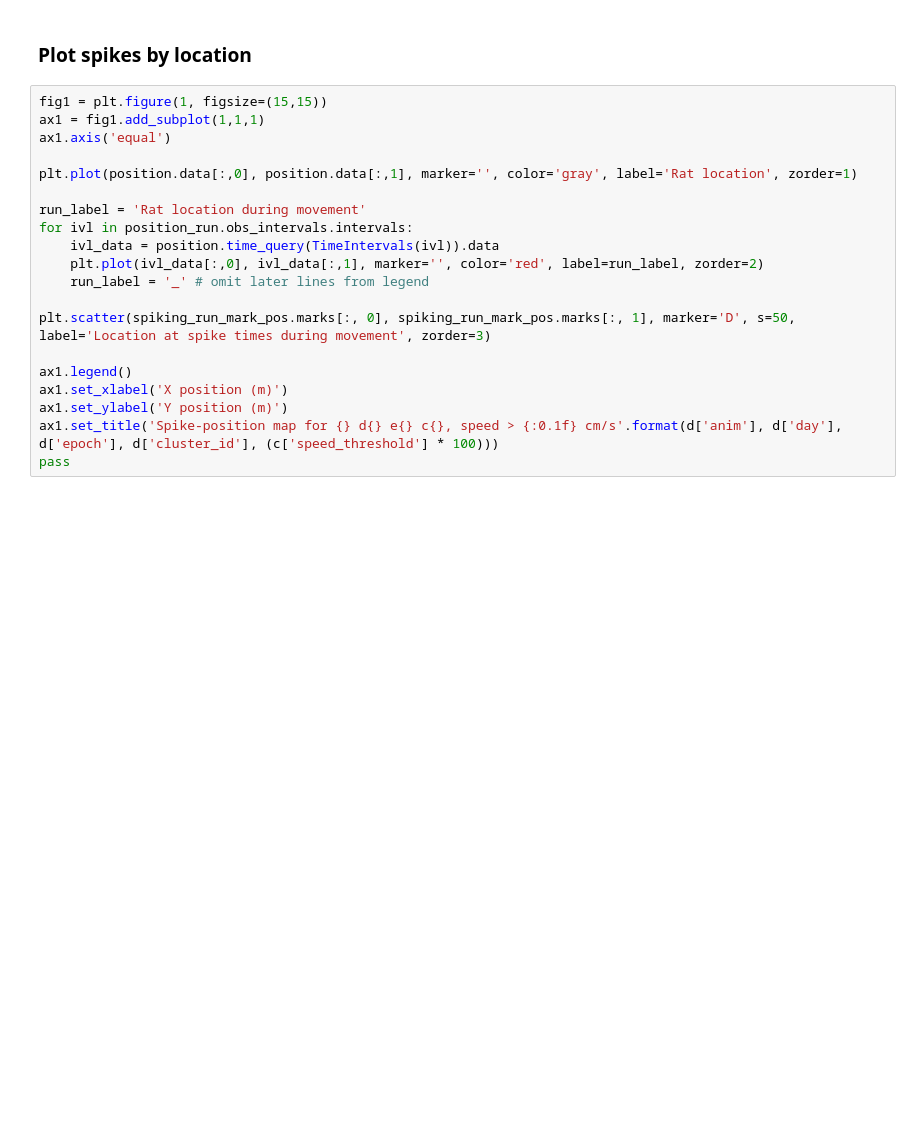
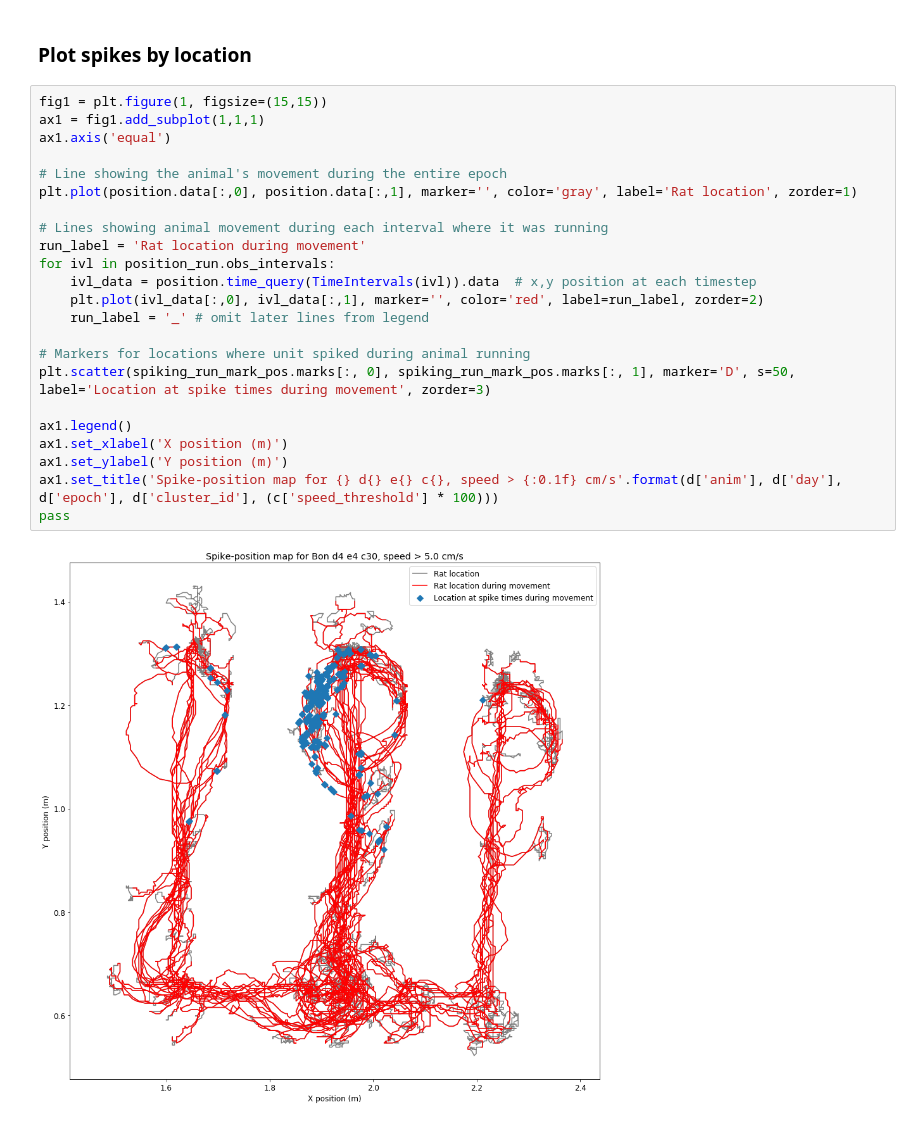
Before and after one commit to LorenFrankLab/franklab-nwb, a Jupyter notebook: place_field_with_queries.ipynb, the cells around one changed output. Cells and saved outputs as stored; diff of their text form; blank space fills up the shorter version.

```diff
--- a/place_field_with_queries.ipynb
+++ b/place_field_with_queries.ipynb
@@ -157,20 +178,25 @@ print()
 # %%
 fig1 = plt.figure(1, figsize=(15,15))
 ax1 = fig1.add_subplot(1,1,1)
 ax1.axis('equal')
 
+# Line showing the animal's movement during the entire epoch
 plt.plot(position.data[:,0], position.data[:,1], marker='', color='gray', label='Rat location', zorder=1)
 
+# Lines showing animal movement during each interval where it was running
 run_label = 'Rat location during movement'
-for ivl in position_run.obs_intervals.intervals:
-    ivl_data = position.time_query(TimeIntervals(ivl)).data
+for ivl in position_run.obs_intervals:
+    ivl_data = position.time_query(TimeIntervals(ivl)).data  # x,y position at each timestep
     plt.plot(ivl_data[:,0], ivl_data[:,1], marker='', color='red', label=run_label, zorder=2)
     run_label = '_' # omit later lines from legend
 
+# Markers for locations where unit spiked during animal running
 plt.scatter(spiking_run_mark_pos.marks[:, 0], spiking_run_mark_pos.marks[:, 1], marker='D', s=50, label='Location at spike times during movement', zorder=3)
 
 ax1.legend()
 ax1.set_xlabel('X position (m)')
 ax1.set_ylabel('Y position (m)')
 ax1.set_title('Spike-position map for {} d{} e{} c{}, speed > {:0.1f} cm/s'.format(d['anim'], d['day'], d['epoch'], d['cluster_id'], (c['speed_threshold'] * 100)))
 pass
+# %% [output]
+[figure, added]
```
Also changed, not shown: parts of 5 cells of this notebook, 1 other file.
